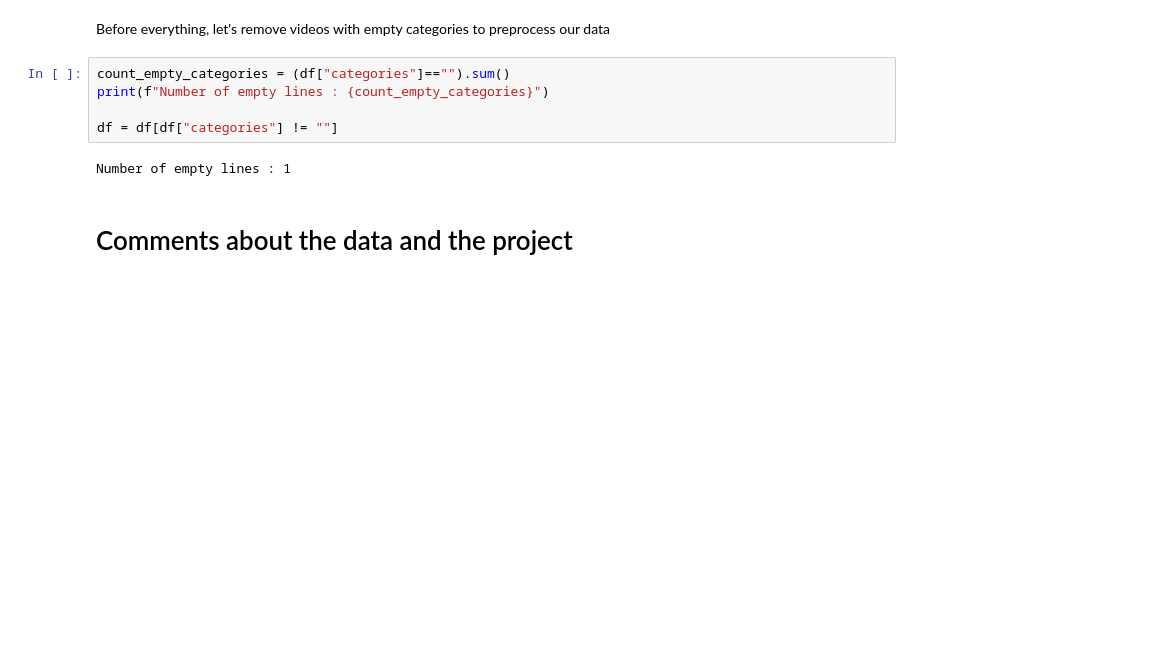
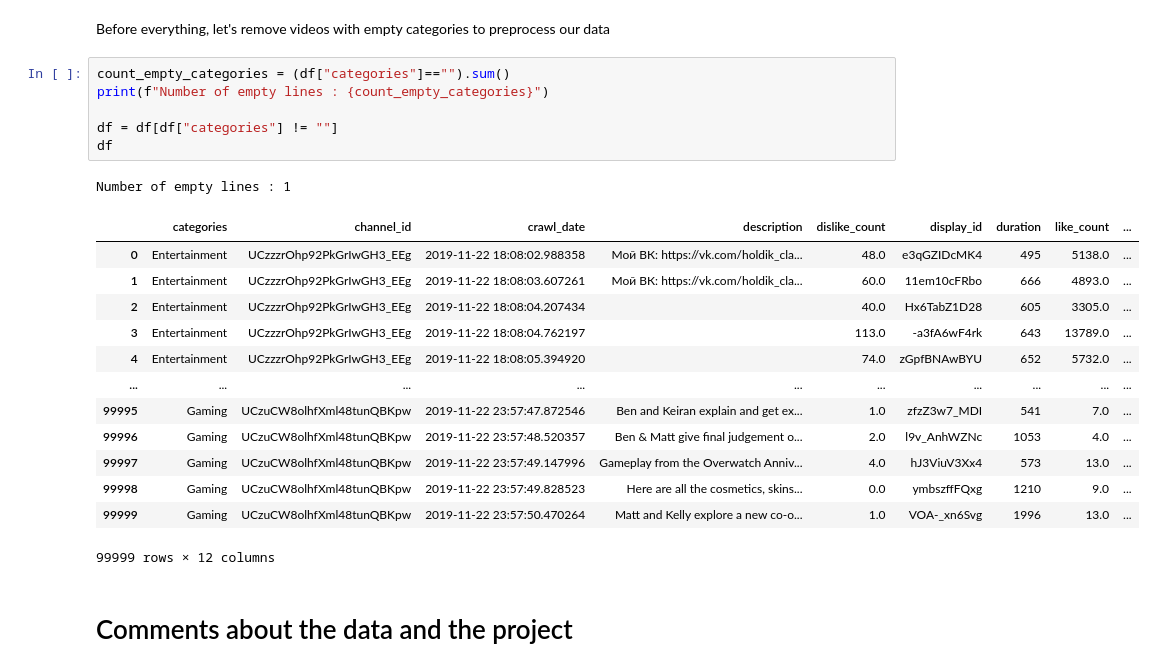
Before and after one commit to QPM777/Youtube_Data_Analysis, a Jupyter notebook: metadata_exploration.ipynb, the cells around one changed output. Saved outputs shown, nothing was run; the diff lists cells and outputs as text; blank space fills up the shorter version.

```diff
--- a/metadata_exploration.ipynb
+++ b/metadata_exploration.ipynb
@@ -19,10 +20,24 @@ Before everything, let's remove videos with empty categories to preprocess our d
 # %%
 count_empty_categories = (df["categories"]=="").sum()
 print(f"Number of empty lines : {count_empty_categories}")
 
 df = df[df["categories"] != ""]
+df
 # %% [output]
 Number of empty lines : 1
+|  | categories | channel_id | crawl_date | description | dislike_count | display_id | duration | like_count | ... |
+| 0 | Entertainment | UCzzzrOhp92PkGrIwGH3_EEg | 2019-11-22 18:08:02.988358 | Мой ВК: https://vk.com/holdik_cla... | 48.0 | e3qGZIDcMK4 | 495 | 5138.0 | ... |
+| 1 | Entertainment | UCzzzrOhp92PkGrIwGH3_EEg | 2019-11-22 18:08:03.607261 | Мой ВК: https://vk.com/holdik_cla... | 60.0 | 11em10cFRbo | 666 | 4893.0 | ... |
+| 2 | Entertainment | UCzzzrOhp92PkGrIwGH3_EEg | 2019-11-22 18:08:04.207434 |  | 40.0 | Hx6TabZ1D28 | 605 | 3305.0 | ... |
+| 3 | Entertainment | UCzzzrOhp92PkGrIwGH3_EEg | 2019-11-22 18:08:04.762197 |  | 113.0 | -a3fA6wF4rk | 643 | 13789.0 | ... |
+| 4 | Entertainment | UCzzzrOhp92PkGrIwGH3_EEg | 2019-11-22 18:08:05.394920 |  | 74.0 | zGpfBNAwBYU | 652 | 5732.0 | ... |
+| ... | ... | ... | ... | ... | ... | ... | ... | ... | ... |
+| 99995 | Gaming | UCzuCW8olhfXml48tunQBKpw | 2019-11-22 23:57:47.872546 | Ben and Keiran explain and get ex... | 1.0 | zfzZ3w7_MDI | 541 | 7.0 | ... |
+| 99996 | Gaming | UCzuCW8olhfXml48tunQBKpw | 2019-11-22 23:57:48.520357 | Ben & Matt give final judgement o... | 2.0 | l9v_AnhWZNc | 1053 | 4.0 | ... |
+| 99997 | Gaming | UCzuCW8olhfXml48tunQBKpw | 2019-11-22 23:57:49.147996 | Gameplay from the Overwatch Anniv... | 4.0 | hJ3ViuV3Xx4 | 573 | 13.0 | ... |
+| 99998 | Gaming | UCzuCW8olhfXml48tunQBKpw | 2019-11-22 23:57:49.828523 | Here are all the cosmetics, skins... | 0.0 | ymbszffFQxg | 1210 | 9.0 | ... |
+| 99999 | Gaming | UCzuCW8olhfXml48tunQBKpw | 2019-11-22 23:57:50.470264 | Matt and Kelly explore a new co-o... | 1.0 | VOA-_xn6Svg | 1996 | 13.0 | ... |
+99999 rows × 12 columns
 # %% [markdown]
 # Comments about the data and the project
 # %%
```
Also changed, not shown: parts of 14 cells of this notebook.
